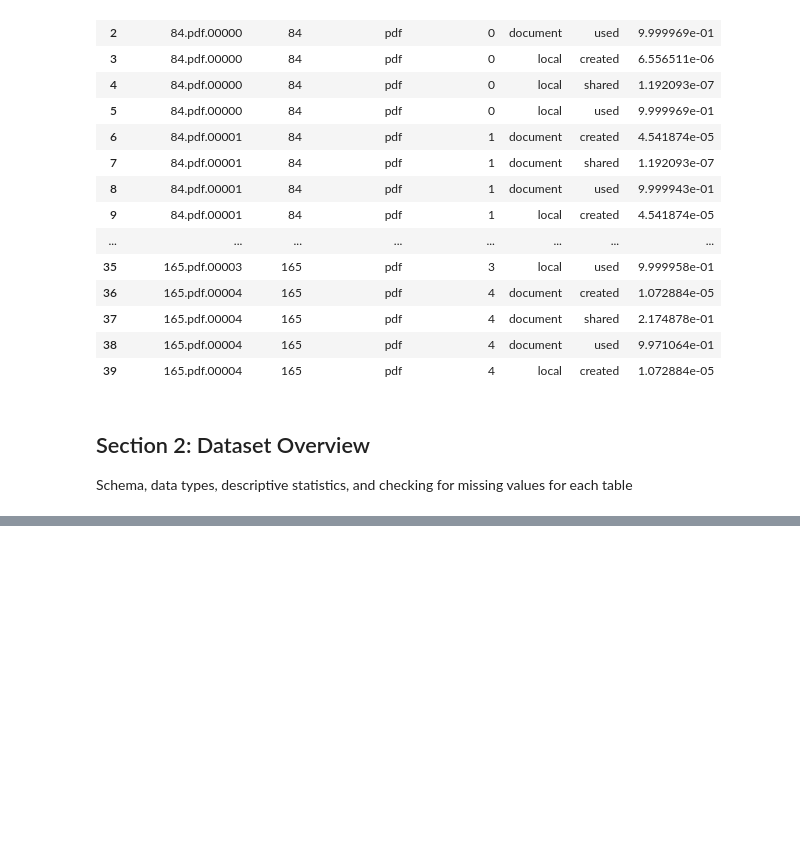
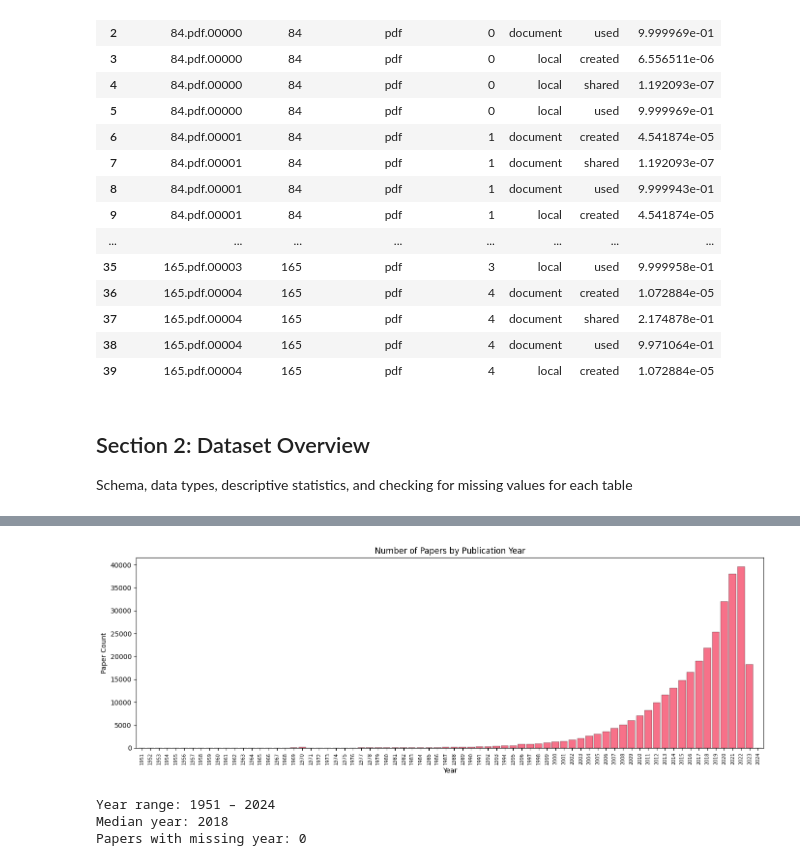
Before and after one commit to kierangivens/softcite-extractions-oa, a Jupyter notebook: softcite_analysis.ipynb, the cells around one changed output, grey strips where cells are left out. Cells and saved outputs as stored; diff of their text form; code cells hidden in the pictures; blank space fills up the shorter version.

Commit message:
Add viz of number of papers by publication year

```diff
--- a/softcite_analysis.ipynb
+++ b/softcite_analysis.ipynb
@@ -203,3 +203,23 @@ memory usage: 1.3 GB
 | 50% | NaN | 1.164916e+07 | NaN | 1.200000e+01 | NaN | NaN | 2.143979e-04 |
 | 75% | NaN | 1.764336e+07 | NaN | 4.300000e+01 | NaN | NaN | 9.945893e-01 |
 | max | NaN | 2.376239e+07 | NaN | 3.216100e+04 | NaN | NaN | 9.999987e-01 |
+# %%
+fig, ax = plt.subplots(figsize=(14, 5))
+year_counts = papers_df['published_year'].dropna().astype(int)
+year_counts = year_counts[(year_counts >= 1950) & (year_counts <= 2025)]
+year_counts.value_counts().sort_index().plot(kind='bar', ax=ax, width=0.85, edgecolor='black', linewidth=0.3)
+ax.set_title("Number of Papers by Publication Year")
+ax.set_xlabel("Year")
+ax.set_ylabel("Paper Count")
+ax.tick_params(axis='x', rotation=90, labelsize=7)
+plt.tight_layout()
+plt.show()
+
+print(f"Year range: {year_counts.min()} – {year_counts.max()}")
+print(f"Median year: {int(year_counts.median())}")
+print(f"Papers with missing year: {papers_df['published_year'].isna().sum():,}")
+# %% [output]
+[figure, added]
+Year range: 1951 – 2024
+Median year: 2018
+Papers with missing year: 0
```
